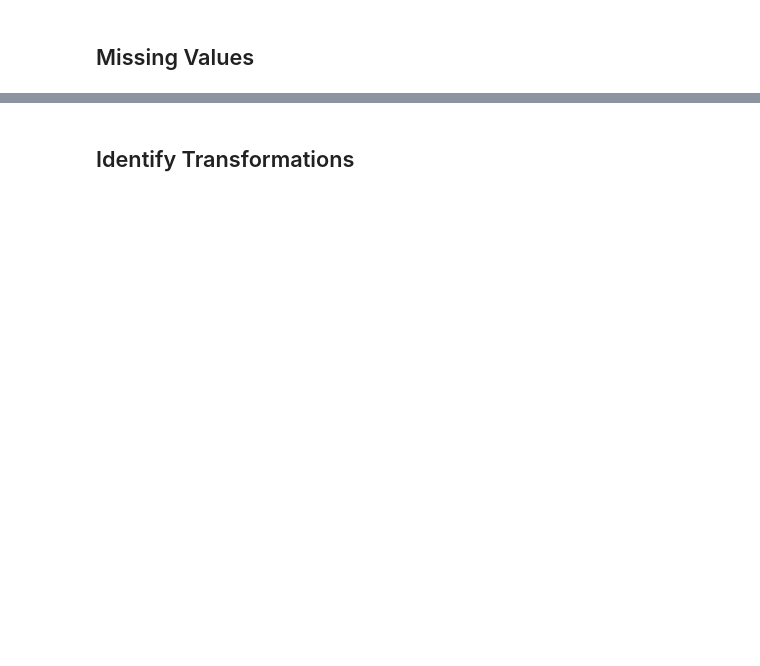
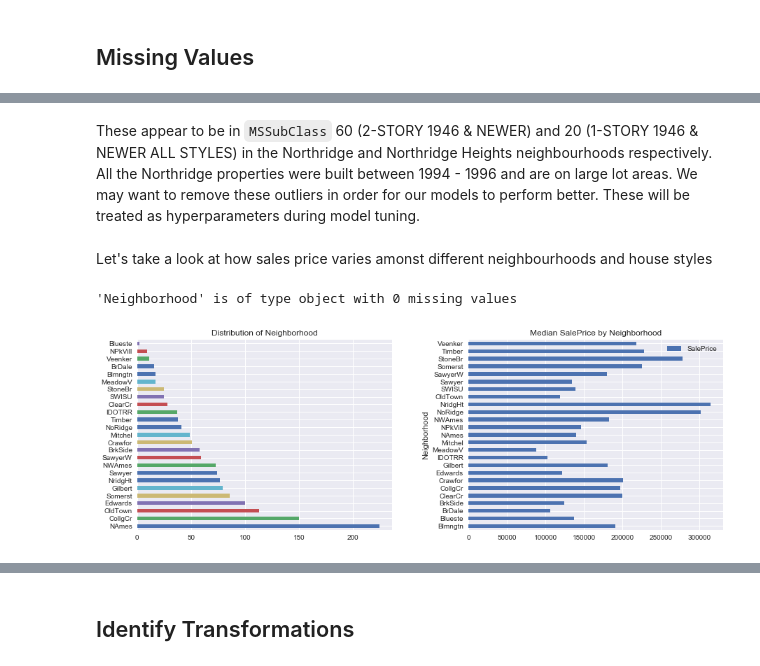
Before and after one commit to dorond/kaggle-house-prices-prediction, a Jupyter notebook: Housing Sale Price Prediction (Kaggle).ipynb, the cells around one changed output, grey strips where cells are left out. Cells and saved outputs as stored; diff of their text form; code cells hidden in the pictures; blank space fills up the shorter version.

```diff
--- a/Housing Sale Price Prediction (Kaggle).ipynb
+++ b/Housing Sale Price Prediction (Kaggle).ipynb
@@ -26,0 +317,9 @@
+# %% [markdown]
+These appear to be in `MSSubClass` 60 (2-STORY 1946 & NEWER) and 20 (1-STORY 1946 & NEWER ALL STYLES) in the Northridge and Northridge Heights neighbourhoods respectively. All the Northridge properties were built between 1994 - 1996 and are on large lot areas. We may want to remove these outliers in order for our models to perform better. These will be treated as hyperparameters during model tuning.
+# %% [markdown]
+Let's take a look at how sales price varies amonst different neighbourhoods and house styles
+# %%
+explore_variable(train, "Neighborhood", "SalePrice")
+# %% [output]
+'Neighborhood' is of type object with 0 missing values
+[figure, added]
```
Also changed, not shown: parts of 47 cells of this notebook.
